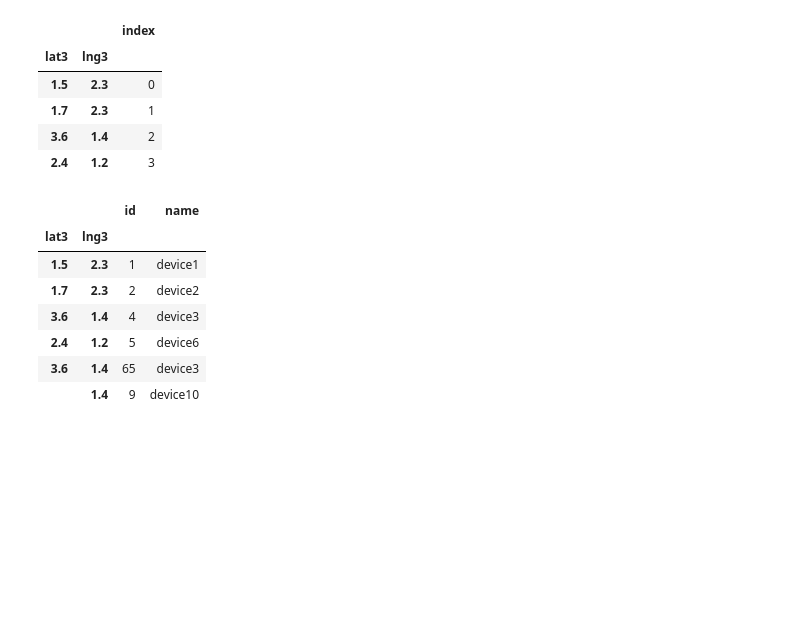
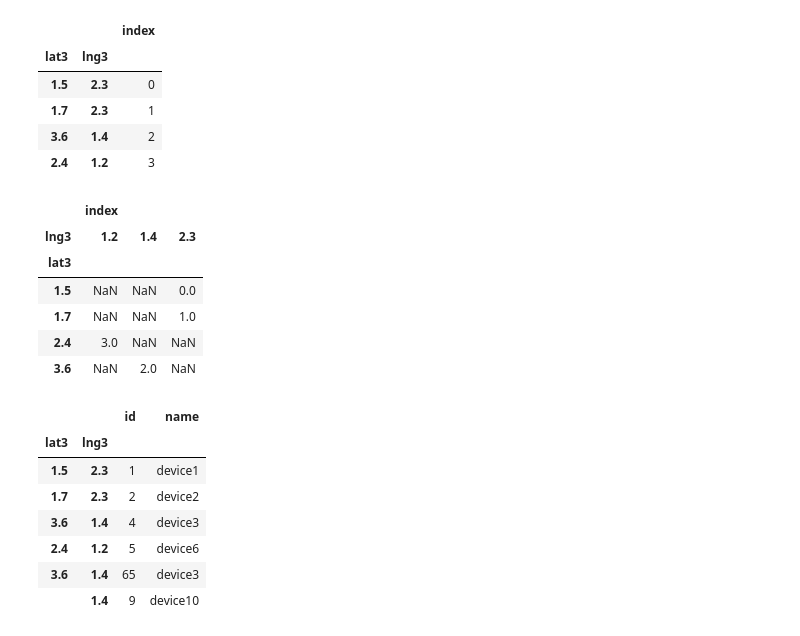
Before and after one commit to tfukami/AD_study, a Jupyter notebook: pandas_test.ipynb, the cells around one changed output. Saved outputs shown, nothing was run; the diff lists cells and outputs as text; code cells hidden in the pictures; blank space fills up the shorter version.

```diff
--- a/pandas_test.ipynb
+++ b/pandas_test.ipynb
@@ -599,6 +599,17 @@ index
 | 1.7 | 2.3 | 1 |
 | 3.6 | 1.4 | 2 |
 | 2.4 | 1.2 | 3 |
+# %%
+id2 = index.unstack()
+id2
+# %% [output]
+|  | index |  |  |
+| lng3 | 1.2 | 1.4 | 2.3 |
+| lat3 |  |  |  |
+| 1.5 | NaN | NaN | 0.0 |
+| 1.7 | NaN | NaN | 1.0 |
+| 2.4 | 3.0 | NaN | NaN |
+| 3.6 | NaN | 2.0 | NaN |
 # %%
 ind_frame = frame.set_index(['lat3', 'lng3'])
 ind_frame
```
Also changed, not shown: parts of 2 cells of this notebook, 1 other file.
